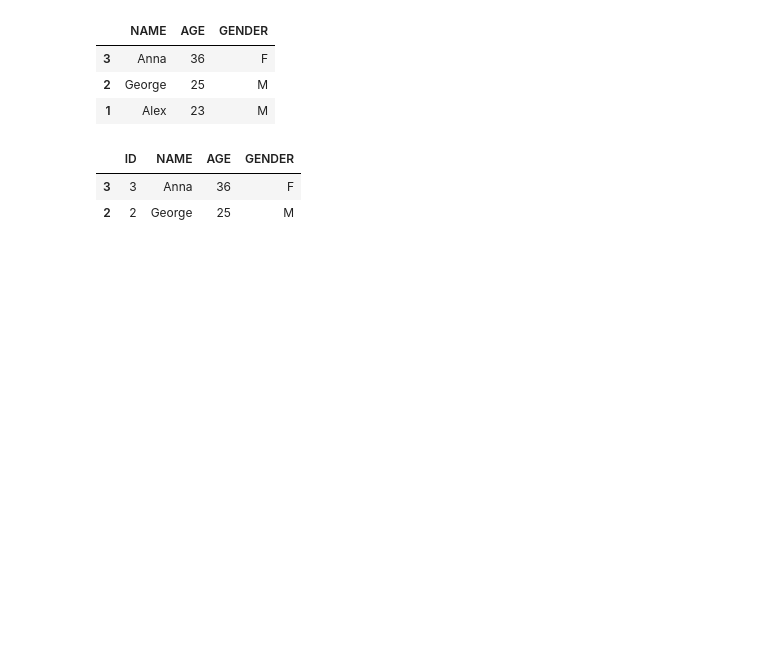
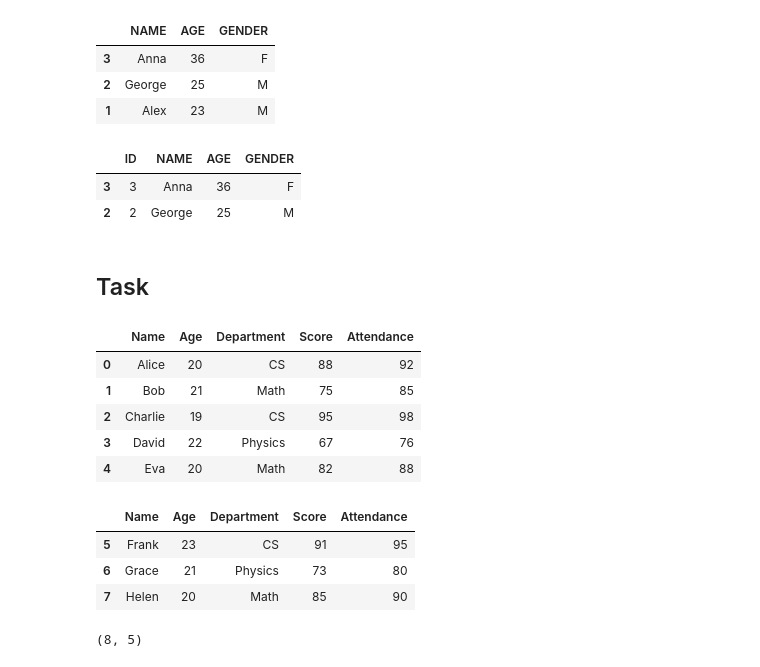
Before and after one commit to bikash-789/ml-journey, a Jupyter notebook: 00-python_and_pandas_review/Basic_of_Pandas.ipynb, the cells around one changed output. Saved outputs shown, nothing was run; the diff lists cells and outputs as text; code cells hidden in the pictures; blank space fills up the shorter version.

Commit message:
add pandas DataFrame manipulation

```diff
--- a/00-python_and_pandas_review/Basic_of_Pandas.ipynb
+++ b/00-python_and_pandas_review/Basic_of_Pandas.ipynb
@@ -112,3 +112,5 @@ df_1.query('AGE > 24')
 |  | ID | NAME | AGE | GENDER |
 | 3 | 3 | Anna | 36 | F |
 | 2 | 2 | George | 25 | M |
+# %% [markdown]
+## Task
@@ -114,0 +190,21 @@ df_1.query('AGE > 24')
+# %%
+# data exploration
+df.head()
+# %% [output]
+|  | Name | Age | Department | Score | Attendance |
+| 0 | Alice | 20 | CS | 88 | 92 |
+| 1 | Bob | 21 | Math | 75 | 85 |
+| 2 | Charlie | 19 | CS | 95 | 98 |
+| 3 | David | 22 | Physics | 67 | 76 |
+| 4 | Eva | 20 | Math | 82 | 88 |
+# %%
+df.tail(3)
+# %% [output]
+|  | Name | Age | Department | Score | Attendance |
+| 5 | Frank | 23 | CS | 91 | 95 |
+| 6 | Grace | 21 | Physics | 73 | 80 |
+| 7 | Helen | 20 | Math | 85 | 90 |
+# %%
+df.shape
+# %% [output]
+(8, 5)
```
Also changed, not shown: parts of 15 cells of this notebook.
